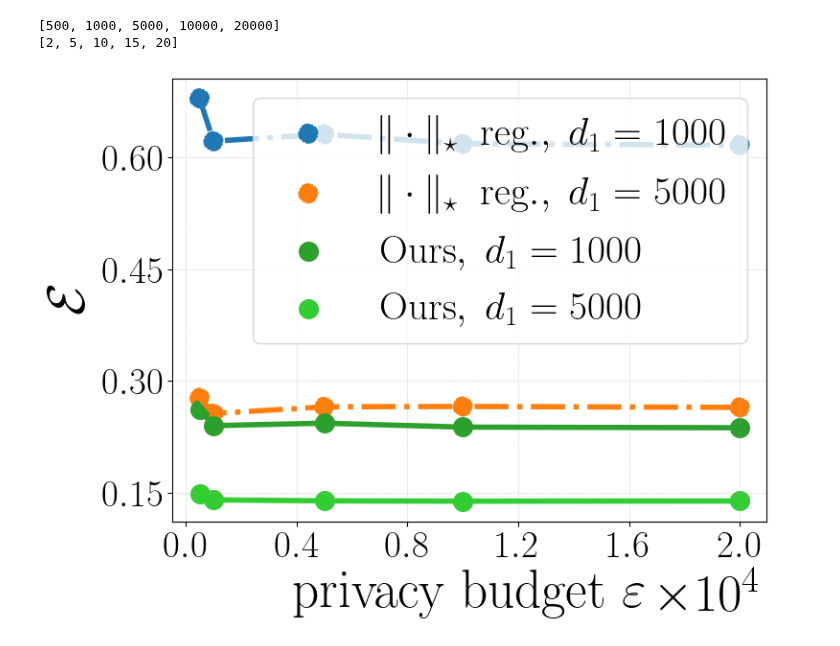
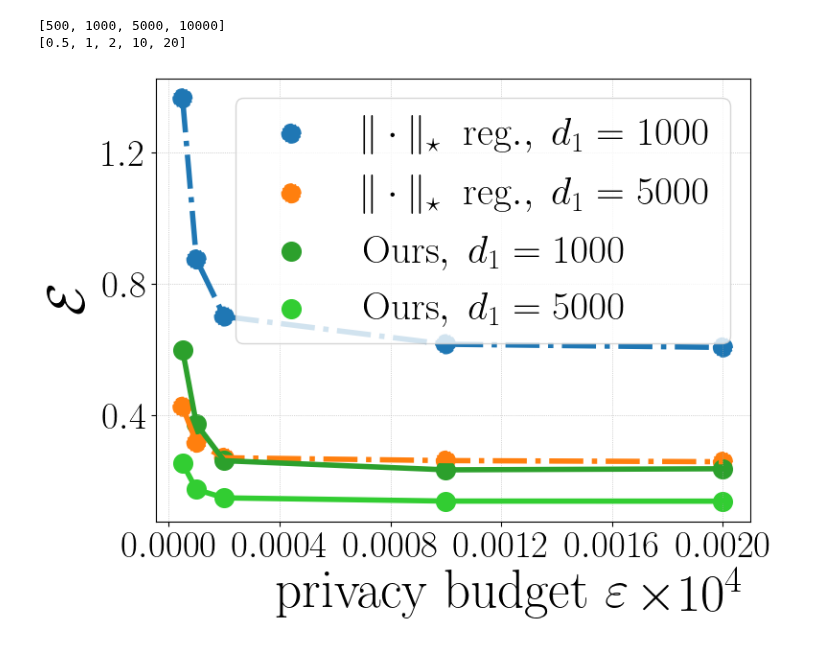
Before and after one commit to VirtuosoResearch/Matrix-completion-from-ultrasparse-samples, a Jupyter notebook: plots/users-dp.ipynb, the cells around one changed output. Cells and saved outputs as stored; diff of their text form; code cells hidden in the pictures.

```diff
--- a/plots/users-dp.ipynb
+++ b/plots/users-dp.ipynb
@@ -157,48 +157,48 @@ plt.figure(figsize=(8,6))
 #plt.plot(X, T_freq_err_mean, lw=4, label=r"$T_{\text{freq}}$")
 #plt.plot(X, SVD_T_err_mean, lw=4, label=r"$\mathrm{SVD}$")
 #plt.plot(X, ob2_rmse_mean[0], lw=4,linestyle='-.', label=r"$\|\cdot\|_\star~~\mathrm{reg.},~\epsilon=2$")
-plt.plot(X, ob2_rmse_mean[1], lw=4,linestyle='-.')
-plt.plot(X, ob2_rmse_mean[2], lw=4,linestyle='-.')
+plt.plot(epsilon_list, ob2_rmse_mean[1], lw=4,linestyle='-.')
+plt.plot(epsilon_list, ob2_rmse_mean[2], lw=4,linestyle='-.')
 #plt.plot(X, rmse_mean[0], lw=4)
-plt.plot(X, rmse_mean[1], lw=4)
-plt.plot(X, rmse_mean[2], lw=4,color='limegreen')
+plt.plot(epsilon_list, rmse_mean[1], lw=4)
+plt.plot(epsilon_list, rmse_mean[2], lw=4,color='limegreen')
 
-plt.scatter(X, ob2_rmse_mean[1], s=200,linestyle='-.', label=r"$\|\cdot\|_\star~~\mathrm{reg.},~d_1=1000$")
-plt.scatter(X, ob2_rmse_mean[2], s=200,linestyle='-.', label=r"$\|\cdot\|_\star~~\mathrm{reg.},~d_1=5000$")
+plt.scatter(epsilon_list, ob2_rmse_mean[1], s=200,linestyle='-.', label=r"$\|\cdot\|_\star~~\mathrm{reg.},~d_1=1000$")
+plt.scatter(epsilon_list, ob2_rmse_mean[2], s=200,linestyle='-.', label=r"$\|\cdot\|_\star~~\mathrm{reg.},~d_1=5000$")
 #plt.scatter(X, rmse_mean[0], s=200, label=r"$\mathrm{Ours},~\epsilon=2$")
-plt.scatter(X, rmse_mean[1], s=200, label=r"$\mathrm{Ours},~d_1=1000$")
-plt.scatter(X, rmse_mean[2], s=200, color='limegreen', label=r"$\mathrm{Ours},~d_1=5000$")
+plt.scatter(epsilon_list, rmse_mean[1], s=200, label=r"$\mathrm{Ours},~d_1=1000$")
+plt.scatter(epsilon_list, rmse_mean[2], s=200, color='limegreen', label=r"$\mathrm{Ours},~d_1=5000$")
 
 
 #plt.legend(fontsize=20, loc='upper center',bbox_to_anchor=(0.5, 1.4), ncol=2)
 #plt.title(title, fontsize=40, y=1.4)
 #plt.title(title, fontsize=40)
 #plt.legend(fontsize=20, loc='center left',bbox_to_anchor=(1, 0.5), ncol=1)
 plt.legend(fontsize=30, loc='upper right', ncol=1)
 
 plt.xlabel(r"$\mathrm{privacy~budget}~\varepsilon$", fontsize=40)
 plt.ylabel(r"$\mathcal{E}$", fontsize=40)
 
 plt.xticks(fontsize=28)
 plt.yticks(fontsize=28)
 #plt.yscale("log", base=10)
 #plt.ylim(,1.1)
 plt.ticklabel_format(style='sci', axis='x', scilimits=(4, 4))
 plt.gca().xaxis.get_offset_text().set_fontsize(40)
 
 plt.gca().xaxis.set_major_locator(MaxNLocator(6))
 plt.gca().yaxis.set_major_locator(MaxNLocator(4))
 plt.grid(lw=0.5, ls=":")
 #acc_str = f"best train acc: {np.array(train_acc).max():.4f}\nvalid acc: {val_acc[-1]:.4f}\nbest valid acc: {np.array(val_acc).max():.4f}\ngrokking gap: {val_converge-train_converge}"
 # plt.annotate(acc_str, xy=(0.2, 0.5), xycoords='axes fraction', fontsize=12, color='purple', ha='center')
 # add the annotation text to the overleaf file
 #plt.tight_layout()
 plot_name = f"./plots/users_dp_p001_rmse.pdf"
 plt.savefig(plot_name, bbox_inches='tight', format="pdf", dpi=1200)
 
 plt.show()
 plt.close()
 # %% [output]
-[500, 1000, 5000, 10000, 20000]
-[2, 5, 10, 15, 20]
+[500, 1000, 5000, 10000]
+[0.5, 1, 2, 10, 20]
-[figure, old version]
+[figure, new version]
```
Also changed, not shown: parts of 1 cell of this notebook.
